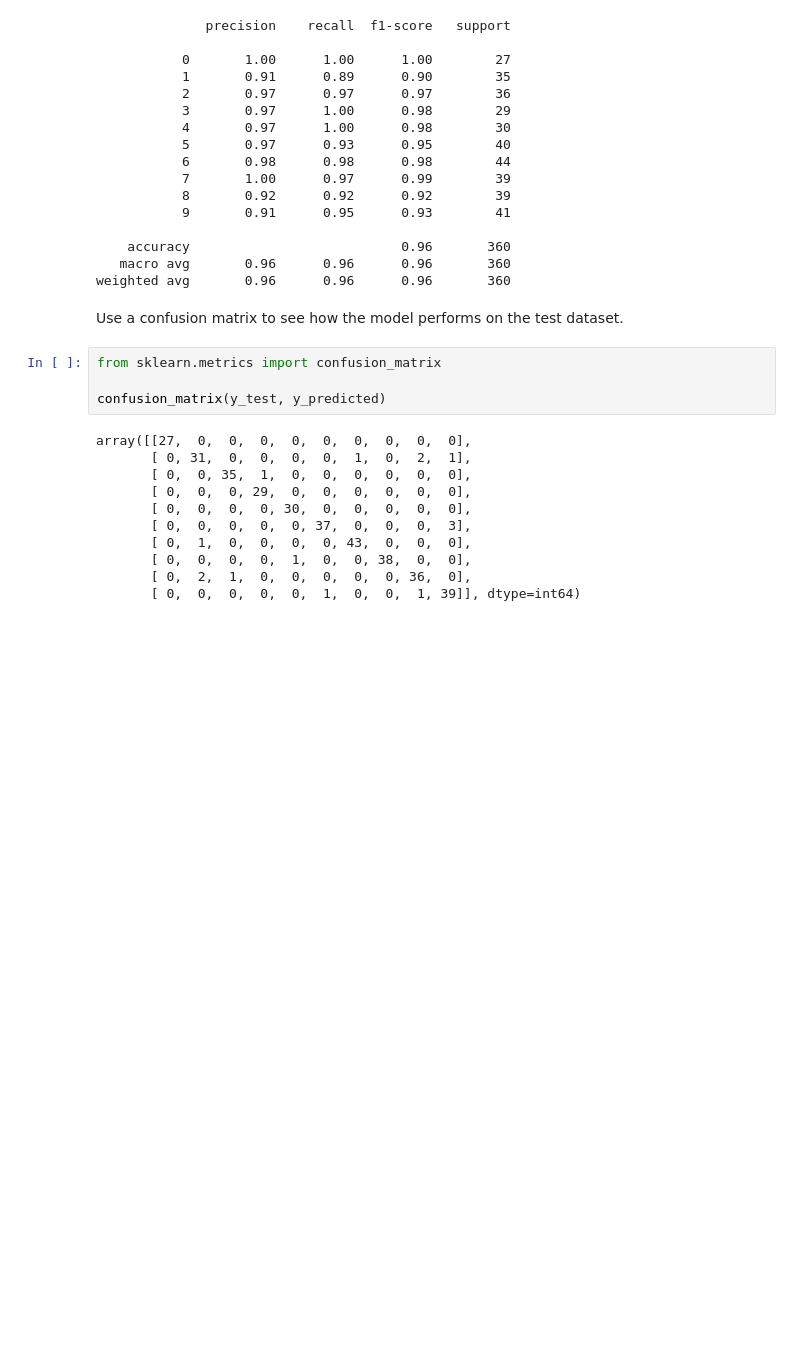
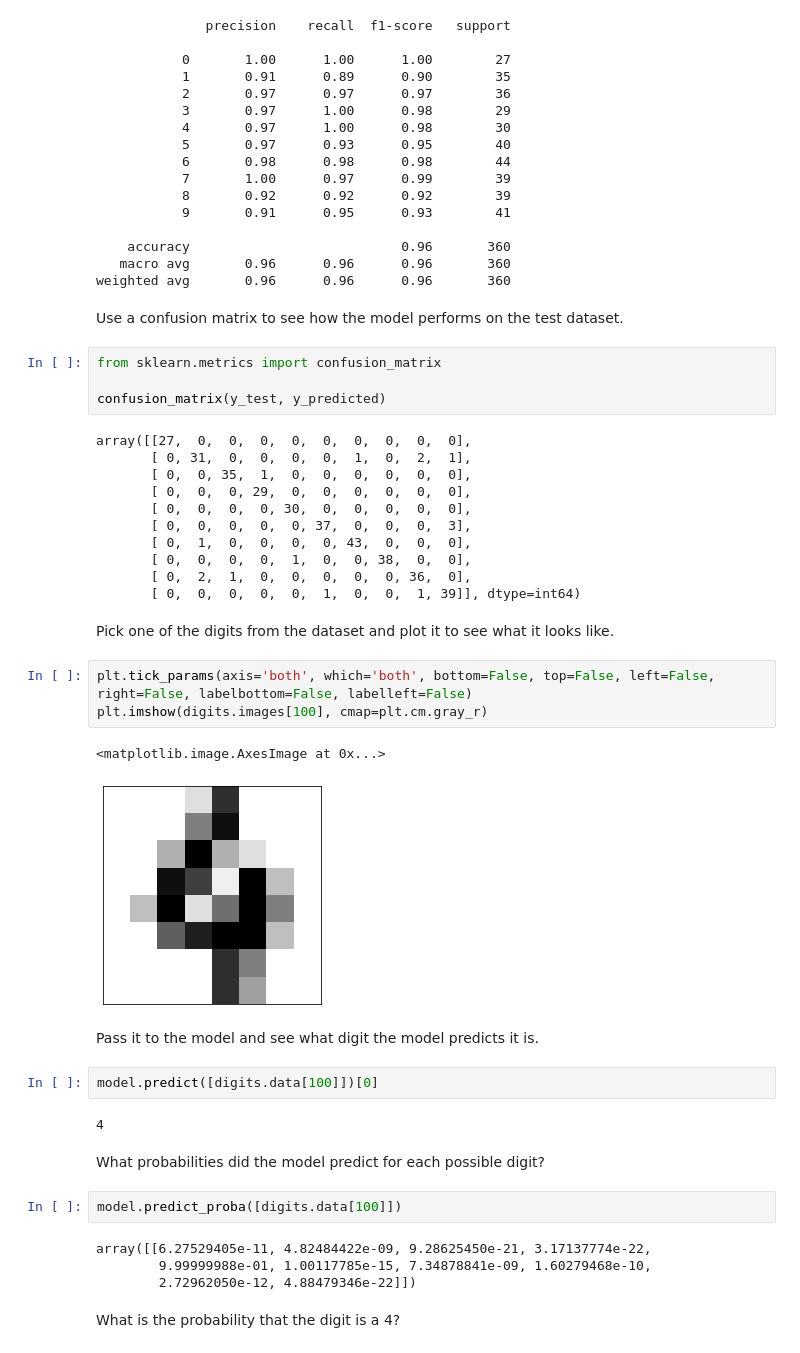
Before and after one commit to jeffprosise/Machine-Learning, a Jupyter notebook: Digit Classification.ipynb, the cells around one changed output. Saved outputs shown, nothing was run; the diff lists cells and outputs as text; blank space fills up the shorter version.

```diff
--- a/Digit Classification.ipynb
+++ b/Digit Classification.ipynb
@@ -120,3 +120,27 @@ array([[27,  0,  0,  0,  0,  0,  0,  0,  0,  0],
        [ 0,  0,  0,  0,  1,  0,  0, 38,  0,  0],
        [ 0,  2,  1,  0,  0,  0,  0,  0, 36,  0],
        [ 0,  0,  0,  0,  0,  1,  0,  0,  1, 39]], dtype=int64)
+# %% [markdown]
+Pick one of the digits from the dataset and plot it to see what it looks like.
+# %%
+plt.tick_params(axis='both', which='both', bottom=False, top=False, left=False, right=False, labelbottom=False, labelleft=False)
+plt.imshow(digits.images[100], cmap=plt.cm.gray_r)
+# %% [output]
+<matplotlib.image.AxesImage at 0x...>
+[figure, added]
+# %% [markdown]
+Pass it to the model and see what digit the model predicts it is.
+# %%
+model.predict([digits.data[100]])[0]
+# %% [output]
+4
+# %% [markdown]
+What probabilities did the model predict for each possible digit?
+# %%
+model.predict_proba([digits.data[100]])
+# %% [output]
+array([[6.27529405e-11, 4.82484422e-09, 9.28625450e-21, 3.17137774e-22,
+        9.99999988e-01, 1.00117785e-15, 7.34878841e-09, 1.60279468e-10,
+        2.72962050e-12, 4.88479346e-22]])
+# %% [markdown]
+What is the probability that the digit is a 4?
```
Also changed, not shown: parts of 1 cell of this notebook.
